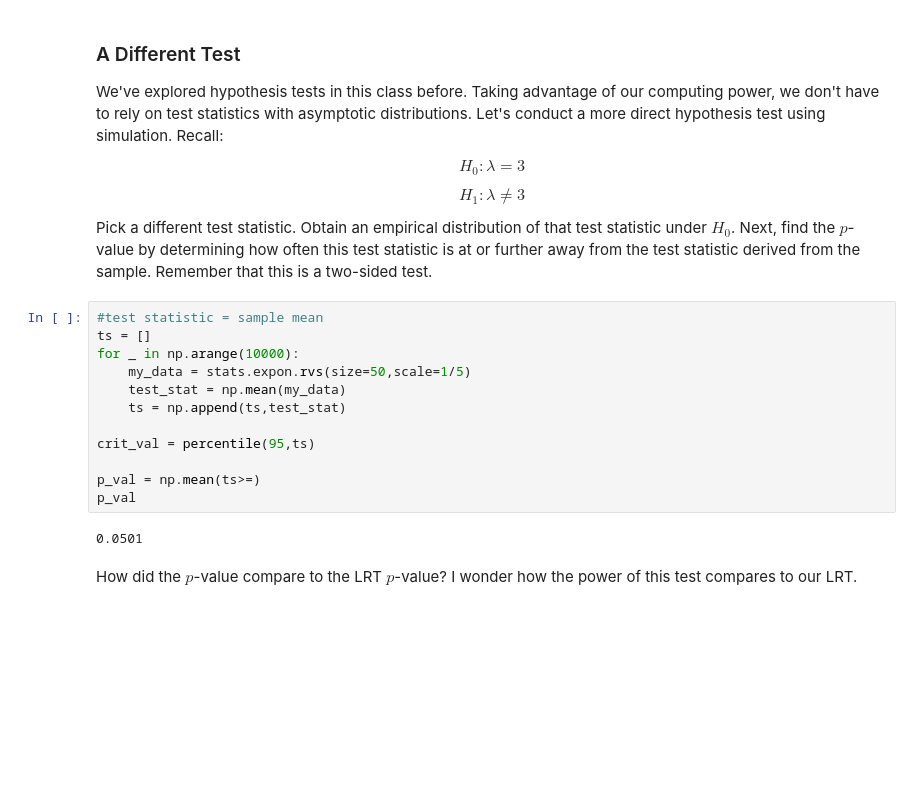
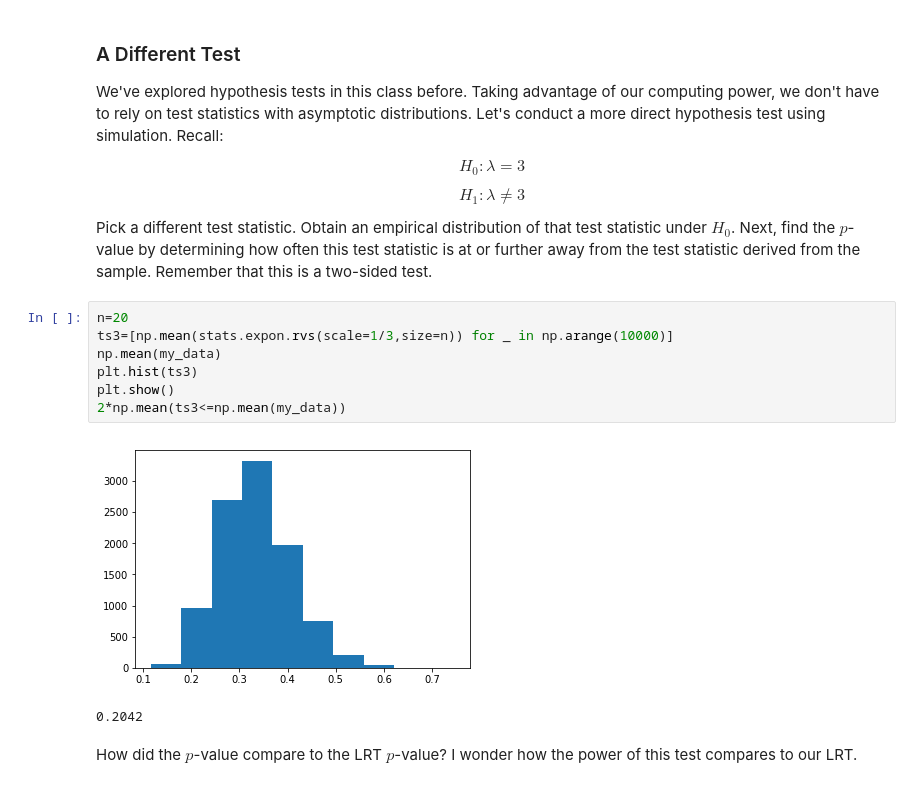
Before and after one commit to hanzhang35/ZhangMath377, a Jupyter notebook: HW Check 6/Lesson 32.ipynb, the cells around one changed output. Drawn from its saved outputs; the diff is of its cells as text; blank space fills up the shorter version.

```diff
--- a/HW Check 6/Lesson 32.ipynb
+++ b/HW Check 6/Lesson 32.ipynb
@@ -94,20 +94,16 @@ H_1: \lambda \neq 3
 $$
 
 Pick a different test statistic. Obtain an empirical distribution of that test statistic under $H_0$. Next, find the $p$-value by determining how often this test statistic is at or further away from the test statistic derived from the sample. Remember that this is a two-sided test.
-# %%
-#test statistic = sample mean
-ts = []
-for _ in np.arange(10000):
-    my_data = stats.expon.rvs(size=50,scale=1/5)
-    test_stat = np.mean(my_data)
-    ts = np.append(ts,test_stat)
-
-crit_val = percentile(95,ts)
-
-p_val = np.mean(ts>=)
-p_val
-# %% [output]
-0.0501
+# %%
+n=20
+ts3=[np.mean(stats.expon.rvs(scale=1/3,size=n)) for _ in np.arange(10000)]
+np.mean(my_data)
+plt.hist(ts3)
+plt.show()
+2*np.mean(ts3<=np.mean(my_data))
+# %% [output]
+[figure, added]
+0.2042
 # %% [markdown]
 How did the $p$-value compare to the LRT $p$-value? I wonder how the power of this test compares to our LRT.
 # %% [markdown]
```
Also changed, not shown: parts of 8 cells of this notebook, 1 other file.
